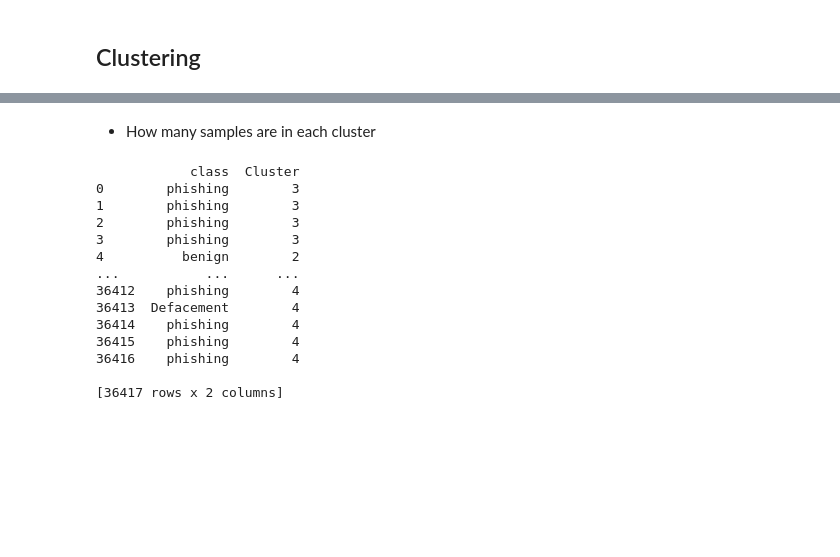
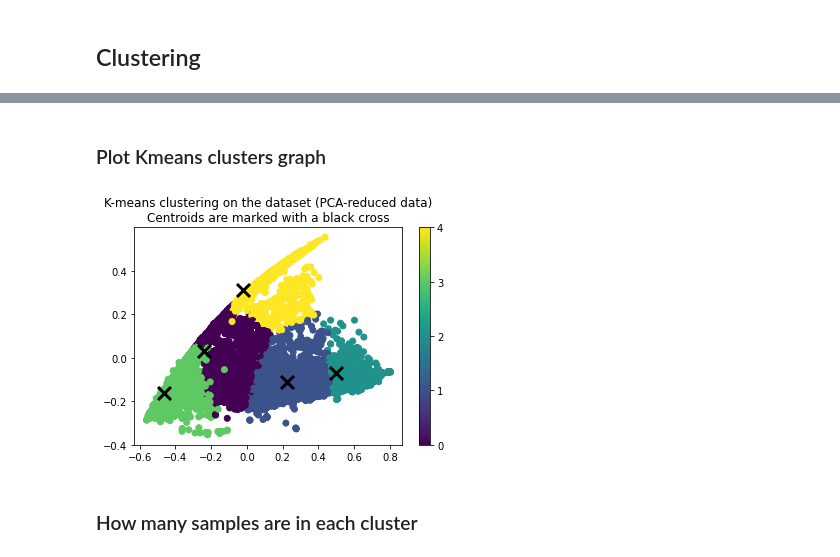
Before and after one commit to ChristianDPO/CDS-CI1030-ATIVIDADES, a Jupyter notebook: tarefa_4/src/Clustering.ipynb, the cells around one changed output, grey strips where cells are left out. Drawn from its saved outputs; the diff is of its cells as text; code cells hidden in the pictures; blank space fills up the shorter version.

Commit message:
Added new version for Clustering.ipynb, moved dataset to the root directory of the repository

```diff
--- a/tarefa_4/src/Clustering.ipynb
+++ b/tarefa_4/src/Clustering.ipynb
@@ -68,0 +58,6 @@ avgpathtokenlen
+# %%
+from sklearn.preprocessing import normalize
+
+df_data = df.drop(columns=[CLASS_LABEL_COLUMN])
+df_norm = normalize(df_data)
+print(df_norm)
@@ -144,0 +80,7 @@ plt.show()
+# %%
+kmeans = cluster.KMeans(init="k-means++", n_clusters=n_clusters, random_state=0)
+
+pred_y = kmeans.fit_predict(df_norm)
+centroids = kmeans.cluster_centers_
+
+print(centroids)
@@ -144,0 +100,8 @@ plt.show()
+# %%
+#reduce the data to 2 dimensions with PCA
+reduced_data = decomposition.PCA(n_components=2).fit_transform(df_norm)
+print(reduced_data)
+
+# #reduce the centroids to 2 dimensions with PCA
+reduced_centroids = decomposition.PCA(n_components=2).fit_transform(centroids)
+print(reduced_centroids)
@@ -145,23 +121,29 @@ plt.show()
+# %% [markdown]
+### Plot Kmeans clusters graph
+# %%
+#Plot a point for each sample, using the assigned cluster as a color
+plt.scatter(reduced_data[:, 0], reduced_data[:, 1], c=pred_y)
+cbar = plt.colorbar(ticks=range(0, n_clusters))
+
+# Plot the centroids as X
+plt.scatter(
+    reduced_centroids[:, 0],
+    reduced_centroids[:, 1],
+    marker="x",
+    s=169,
+    linewidths=3,
+    color="black",
+    zorder=10
+)
+
+
+plt.title(
+    "K-means clustering on the dataset (PCA-reduced data)\n"
+    "Centroids are marked with a black cross"
+)
+
+plt.show()
+# %% [output]
+[figure, added]
 # %% [markdown]
-- How many samples are in each cluster
+### How many samples are in each cluster
-# %%
-df = df.reset_index()
-df['Cluster'] = kmeans.labels_
-
-df_clusters = df[ ['class', 'Cluster'] ]
-print(df_clusters)
-# %% [output]
-            class  Cluster
-0        phishing        3
-1        phishing        3
-2        phishing        3
-3        phishing        3
-4          benign        2
-...           ...      ...
-36412    phishing        4
-36413  Defacement        4
-36414    phishing        4
-36415    phishing        4
-36416    phishing        4
-
-[36417 rows x 2 columns]
```
Also changed, not shown: parts of 21 cells of this notebook, 3 other files.
